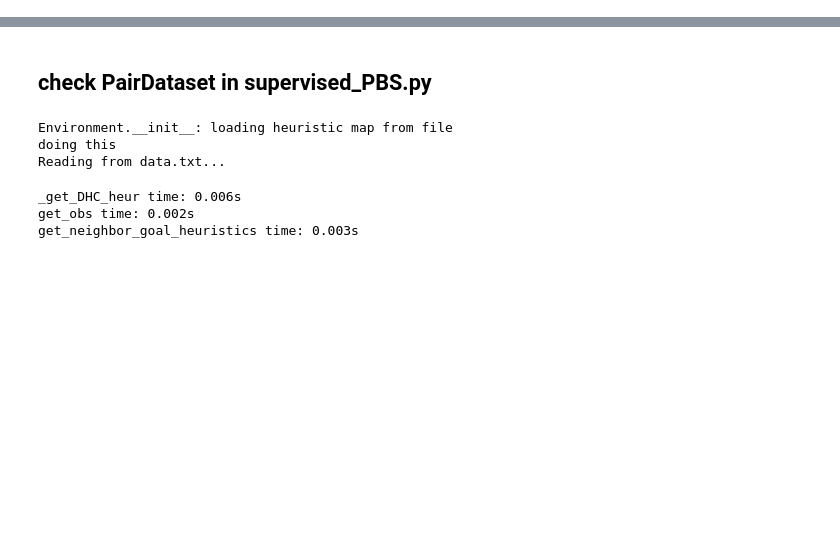
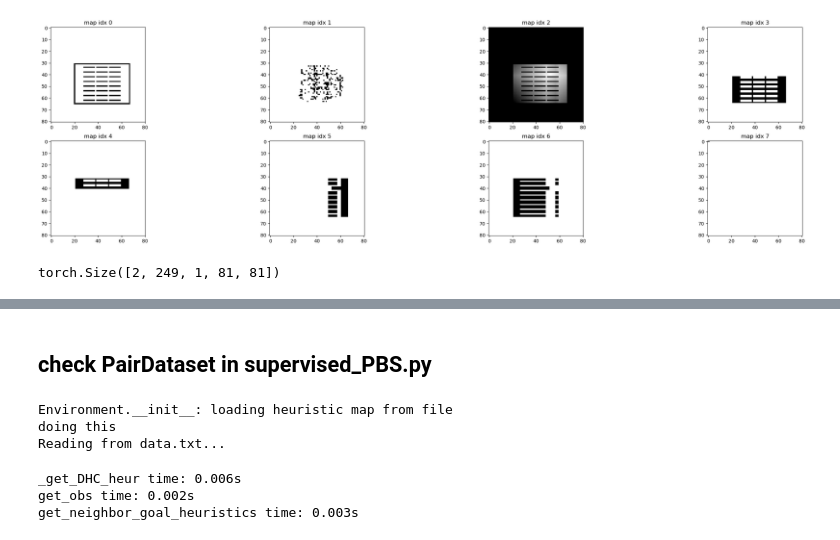
Before and after one commit to ervsam/congenial-lamp, a Jupyter notebook: DELETE.ipynb, the cells around one changed output, grey strips where cells are left out. Saved outputs shown, nothing was run; the diff lists cells and outputs as text; code cells hidden in the pictures; blank space fills up the shorter version.

```diff
--- a/DELETE.ipynb
+++ b/DELETE.ipynb
@@ -0,0 +238,22 @@
+# %%
+obs_fovs, padded_feats, padded_coords, mask, label = data[idx]
+# %%
+# verify obs_fovs
+#
+
+obs_a = obs_fovs[0]
+
+# now plot them
+fig, axs = plt.subplots(2, len(obs_a)//2, figsize=(4*len(obs_a), 8))
+for i, ax in enumerate(axs):
+    for y, ay in enumerate(ax):
+        map_idx = i*(len(obs_a)//2) + y
+        ay.imshow(obs_a[map_idx], cmap='gray_r')
+        ay.set_title(f"map idx {map_idx}")
+plt.show()
+# %% [output]
+[figure, added]
+# %%
+padded_feats.shape
+# %% [output]
+torch.Size([2, 249, 1, 81, 81])
```
Also changed, not shown: parts of 23 cells of this notebook, 5 other files.
